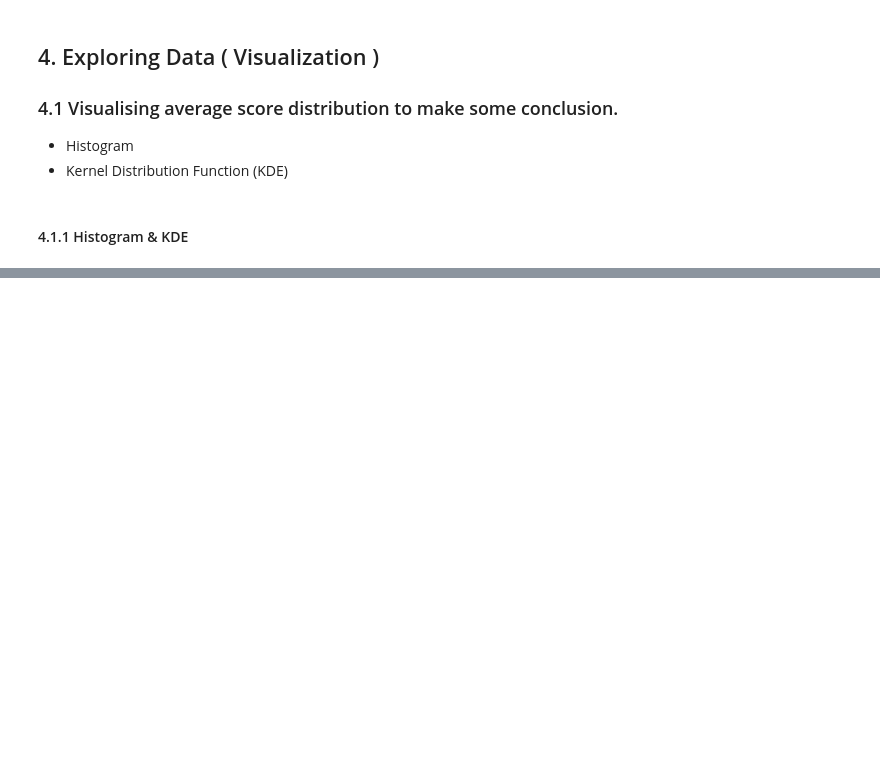
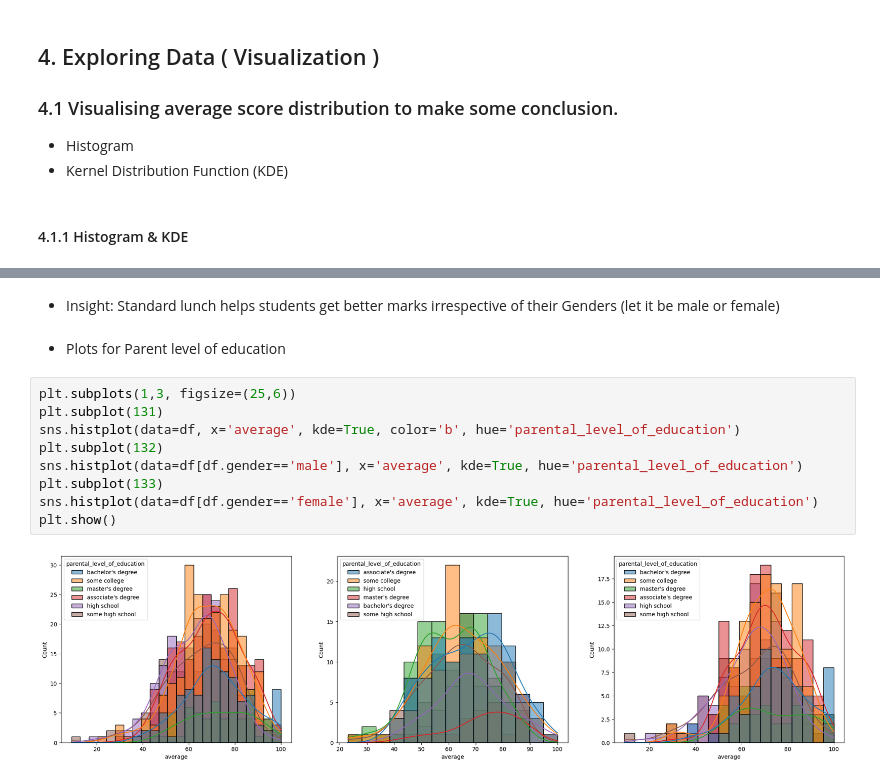
Before and after one commit to BootLoader03/MLProject, a Jupyter notebook: notebook/EDA STUDENT PERFORMANCE.ipynb, the cells around one changed output, grey strips where cells are left out. Saved outputs shown, nothing was run; the diff lists cells and outputs as text; blank space fills up the shorter version.

```diff
--- a/notebook/EDA STUDENT PERFORMANCE.ipynb
+++ b/notebook/EDA STUDENT PERFORMANCE.ipynb
@@ -254,0 +292,15 @@ Number of students who scored less than 20 in Math: 4
+# %% [markdown]
+* Insight: Standard lunch helps students get better marks irrespective of their Genders (let it be male or female)
+# %% [markdown]
+* Plots for Parent level of education
+# %%
+plt.subplots(1,3, figsize=(25,6))
+plt.subplot(131)
+sns.histplot(data=df, x='average', kde=True, color='b', hue='parental_level_of_education')
+plt.subplot(132)
+sns.histplot(data=df[df.gender=='male'], x='average', kde=True, hue='parental_level_of_education')
+plt.subplot(133)
+sns.histplot(data=df[df.gender=='female'], x='average', kde=True, hue='parental_level_of_education')
+plt.show()
+# %% [output]
+[figure, added]
```
Also changed, not shown: parts of 47 cells of this notebook.
